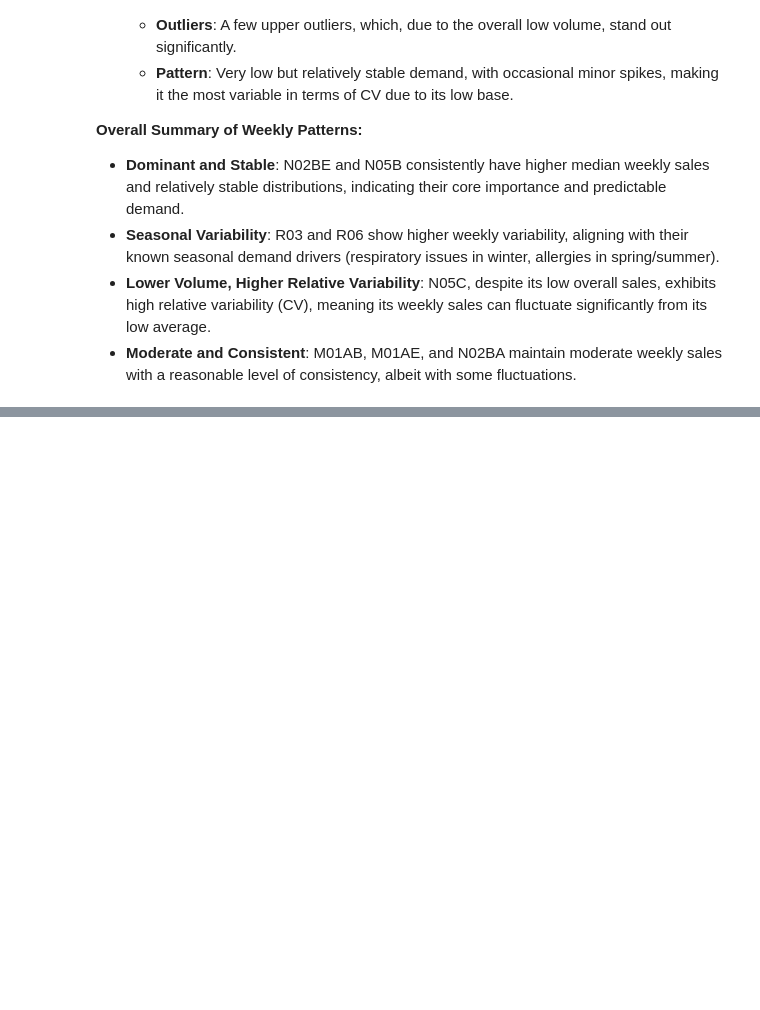
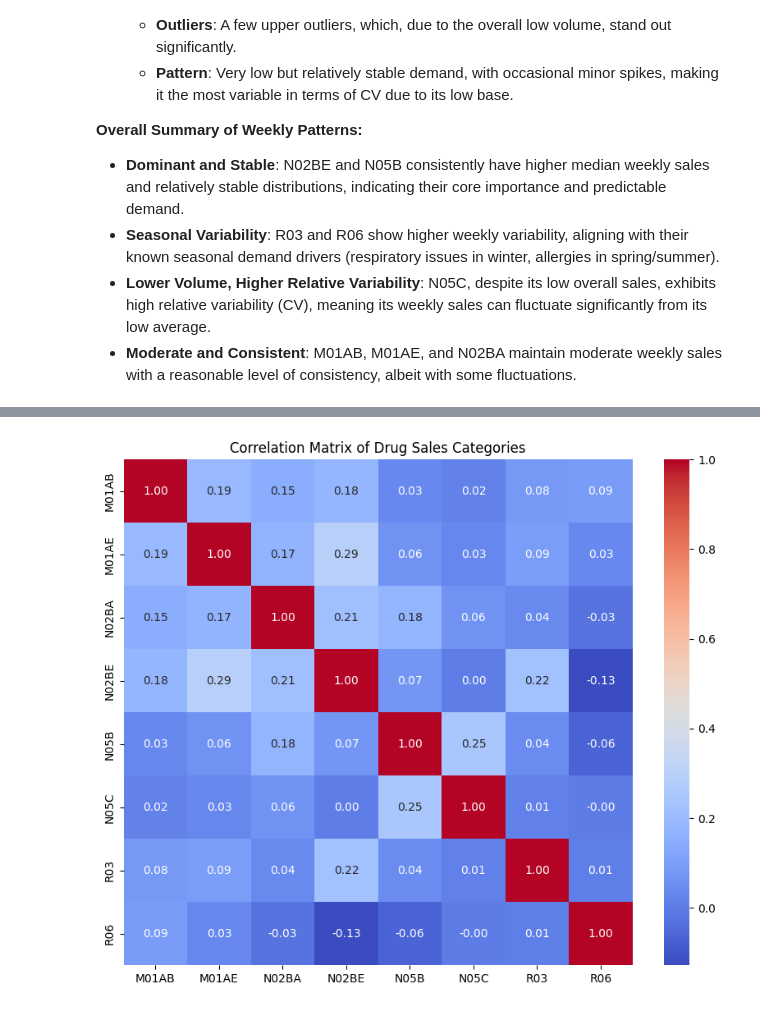
Before and after one commit to Adhi1755/Pharma-Sales-Analysis, a Jupyter notebook: Pharma_sales_data_analysis_and_forecasting.ipynb, the cells around one changed output, grey strips where cells are left out. Cells and saved outputs as stored; diff of their text form; code cells hidden in the pictures; blank space fills up the shorter version.

```diff
--- a/Pharma_sales_data_analysis_and_forecasting.ipynb
+++ b/Pharma_sales_data_analysis_and_forecasting.ipynb
@@ -359,0 +364,4 @@ By reviewing the box plots for each drug category, we can observe distinct patte
+# %%
+drug_columns = ['M01AB', 'M01AE', 'N02BA', 'N02BE', 'N05B', 'N05C', 'R03', 'R06']
+drug_correlation_matrix = salesDaily[drug_columns].corr()
+print("Correlation Matrix of Drug Sales:\n", drug_correlation_matrix)
@@ -359,0 +389,7 @@ By reviewing the box plots for each drug category, we can observe distinct patte
+# %%
+plt.figure(figsize=(10, 8))
+sns.heatmap(drug_correlation_matrix, annot=True, cmap='coolwarm', fmt=".2f")
+plt.title('Correlation Matrix of Drug Sales Categories')
+plt.show()
+# %% [output]
+[figure, added]
```
Also changed, not shown: parts of 18 cells of this notebook.
